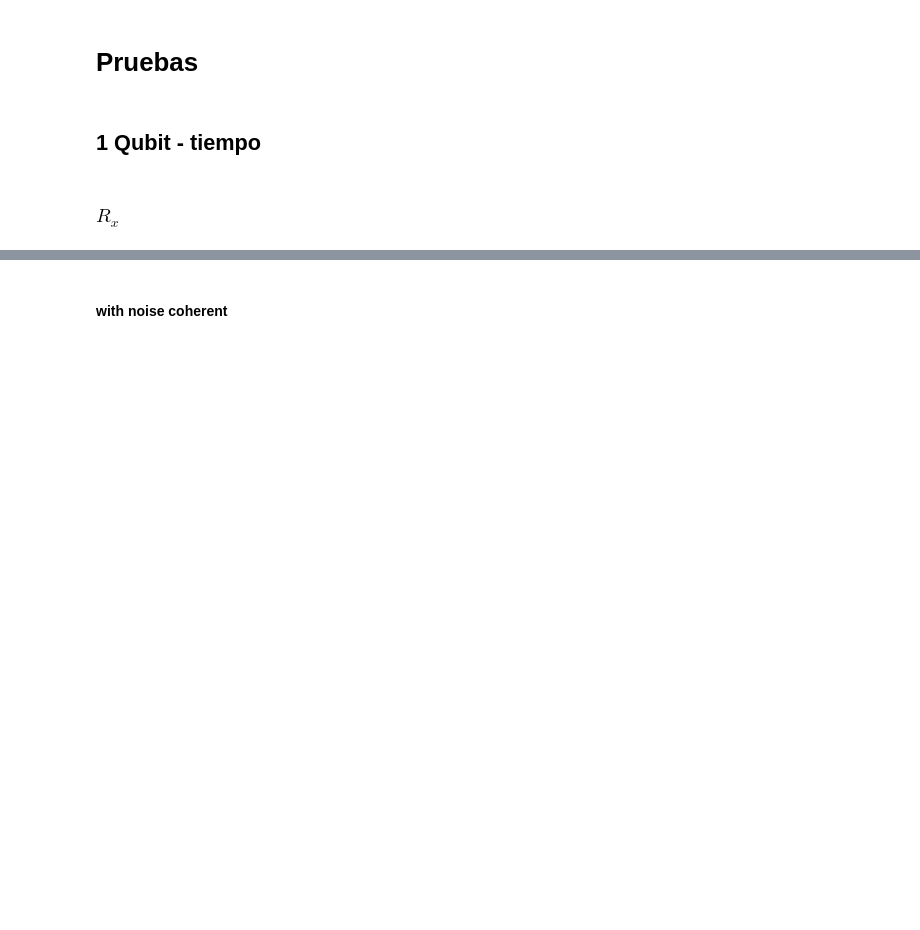
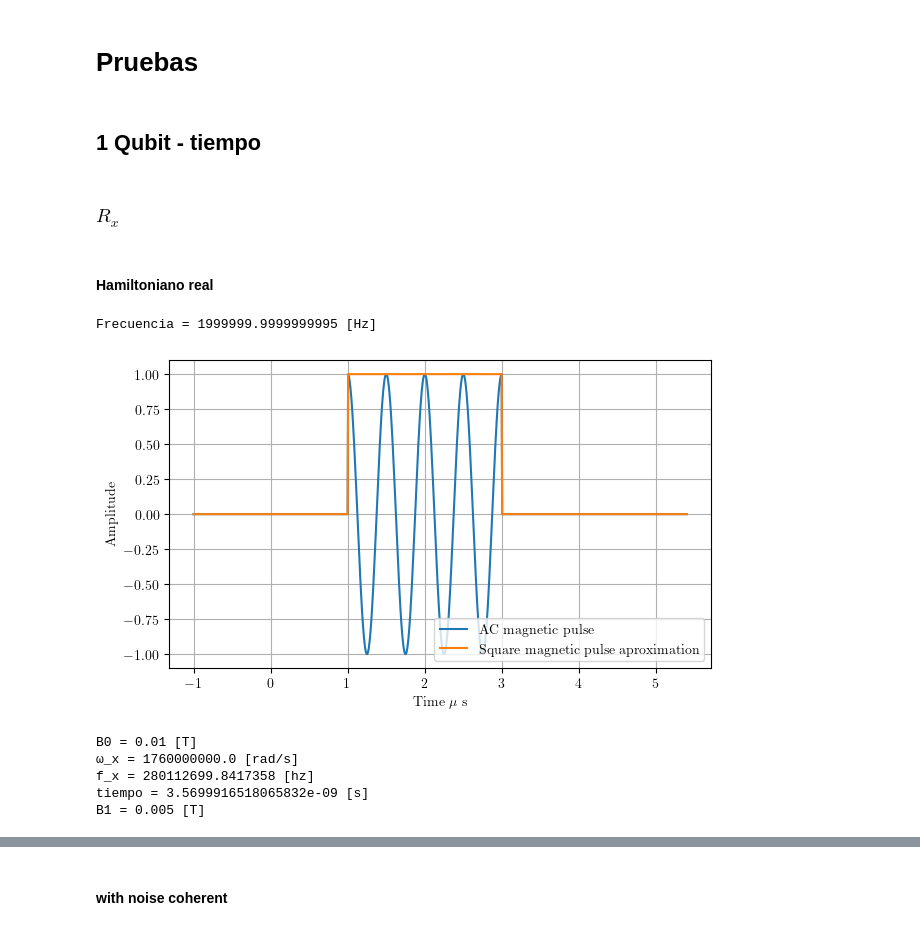
Before and after one commit to 6arlos6/QML_with_spins_using_DRU_algorithm, a Jupyter notebook: test_2_quantum_processor_model.ipynb, the cells around one changed output, grey strips where cells are left out. Drawn from its saved outputs; the diff is of its cells as text; code cells hidden in the pictures; blank space fills up the shorter version.

```diff
--- a/test_2_quantum_processor_model.ipynb
+++ b/test_2_quantum_processor_model.ipynb
@@ -117,3 +119,5 @@ def measure_compuse_states_2q(procesor, list_states_overlap):
 ## 1 Qubit - tiempo
 # %% [markdown]
 ### $R_x$
+# %% [markdown]
+#### Hamiltoniano real
@@ -119,0 +127,65 @@ def measure_compuse_states_2q(procesor, list_states_overlap):
+# %%
+# Pulso cosenoidal B1:
+ti = 1e-6
+tf = 3e-6
+delt_t = tf - ti
+nf = 4
+ω_x = (2*np.pi*nf)/delt_t
+print(f"Frecuencia = {ω_x /(2*np.pi)} [Hz]")
+# Ejemplo de uso
+tiempo = np.linspace(-1e-6, tf*1.80, 1000)
+args_ejemplo = {"t_init": ti, "t_final": tf, "w": ω_x}
+
+pulso_cos = pulse_x_cos(tiempo, args_ejemplo)
+pulso = pulse_x(tiempo, args_ejemplo)
+# %% [output]
+Frecuencia = 1999999.9999999995 [Hz]
+# %%
+fig, ax = plt.subplots(figsize=(7, 4))
+plt.rcParams['text.usetex'] = True
+plt.rcParams['font.family'] = 'Times New Roman'
+plt.plot(tiempo*1e6 , pulso_cos, label = 'AC magnetic pulse')
+plt.plot(tiempo*1e6 , pulso, label = 'Square magnetic pulse aproximation')
+plt.grid()
+plt.legend()
+plt.title("")
+plt.ylabel("Amplitude")
+plt.xlabel(r"Time $\mu$ s")
+path_to_save_img = os.path.join("results_of_test","test_2","test_2_pulse.pdf")
+plt.savefig(path_to_save_img , format='pdf', bbox_inches = 'tight')
+plt.show()
+# %% [output]
+[figure, added]
+# %%
+# Parametros para fijar frecuencia de larmor
+h = 1
+# factor giromagnetico:
+gir = 1.760e11
+# angulo deseado:
+alpha = np.pi/2
+# Campo homogeneo:
+B0 = 10e-3
+print(f"B0 = {B0} [T]")
+# Para girar univamente en el eje x se necesita hacer que
+# wz = wx:
+ω_z = gir*B0
+ω_x = gir*B0
+
+nf = 4
+
+print(f"ω_x = {ω_x} [rad/s]")
+print(f"f_x = {ω_x/(2*np.pi)} [hz]")
+# Delta de tiempo para que se mueva el espin a un ciclo:
+delt_t = (np.abs(alpha)*nf)/ω_x
+print(f"tiempo = {delt_t} [s]")
+# Calculo de B1:
+B1 = (alpha * 2)/(gir * delt_t)
+print(f"B1 = {B1} [T]")
+# Omega x:
+O_x = gir*(B1/2)
+# %% [output]
+B0 = 0.01 [T]
+ω_x = 1760000000.0 [rad/s]
+f_x = 280112699.8417358 [hz]
+tiempo = 3.5699916518065832e-09 [s]
+B1 = 0.005 [T]
```
Also changed, not shown: parts of 15 cells of this notebook, 9 other files.
